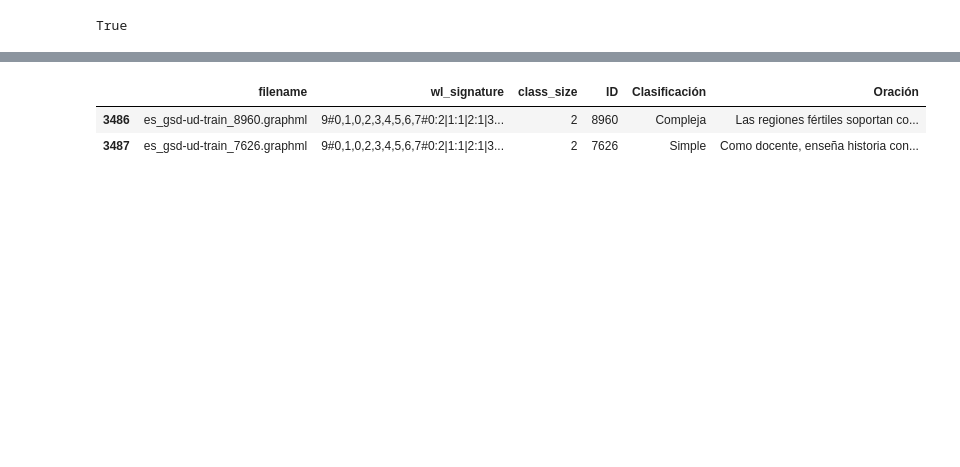
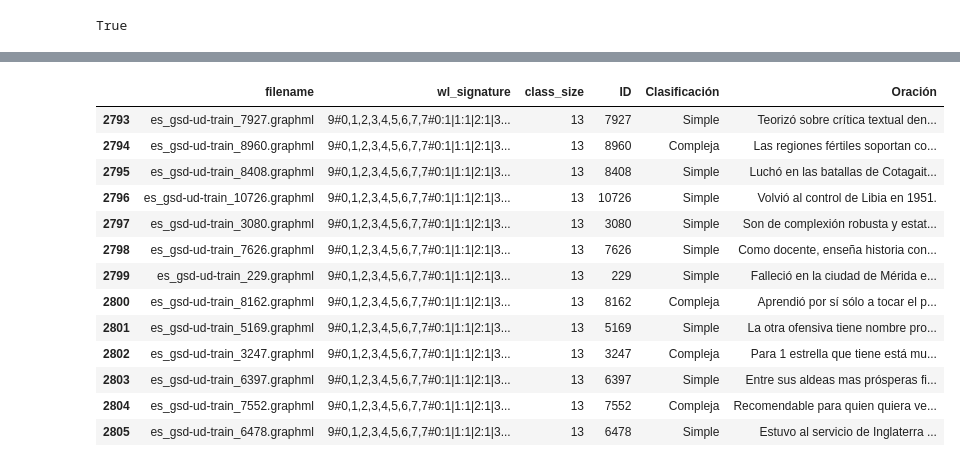
Before and after one commit to jesalasc/universal-dependencies-centrality, a Jupyter notebook: comparasion_isomorphism_complexity.ipynb, the cells around one changed output, grey strips where cells are left out. Drawn from its saved outputs; the diff is of its cells as text; code cells hidden in the pictures; blank space fills up the shorter version.

```diff
--- a/comparasion_isomorphism_complexity.ipynb
+++ b/comparasion_isomorphism_complexity.ipynb
@@ -271,6 +271,17 @@ See the caveats in the documentation: https://pandas.pydata.org/pandas-docs/stab
 # %%
-join_df[join_df["wl_signature"] == '9#0,1,0,2,3,4,5,6,7#0:2|1:1|2:1|3:1|4:1|5:1|6:1|7:1']
+join_df[join_df["wl_signature"] == '9#0,1,2,3,4,5,6,7,7#0:1|1:1|2:1|3:1|4:1|5:1|6:1|7:2']
 # %% [output]
 |  | filename | wl_signature | class_size | ID | Clasificación | Oración |
-| 3486 | es_gsd-ud-train_8960.graphml | 9#0,1,0,2,3,4,5,6,7#0:2|1:1|2:1|3... | 2 | 8960 | Compleja | Las regiones fértiles soportan co... |
-| 3487 | es_gsd-ud-train_7626.graphml | 9#0,1,0,2,3,4,5,6,7#0:2|1:1|2:1|3... | 2 | 7626 | Simple | Como docente, enseña historia con... |
+| 2793 | es_gsd-ud-train_7927.graphml | 9#0,1,2,3,4,5,6,7,7#0:1|1:1|2:1|3... | 13 | 7927 | Simple | Teorizó sobre crítica textual den... |
+| 2794 | es_gsd-ud-train_8960.graphml | 9#0,1,2,3,4,5,6,7,7#0:1|1:1|2:1|3... | 13 | 8960 | Compleja | Las regiones fértiles soportan co... |
+| 2795 | es_gsd-ud-train_8408.graphml | 9#0,1,2,3,4,5,6,7,7#0:1|1:1|2:1|3... | 13 | 8408 | Simple | Luchó en las batallas de Cotagait... |
+| 2796 | es_gsd-ud-train_10726.graphml | 9#0,1,2,3,4,5,6,7,7#0:1|1:1|2:1|3... | 13 | 10726 | Simple | Volvió al control de Libia en 1951. |
+| 2797 | es_gsd-ud-train_3080.graphml | 9#0,1,2,3,4,5,6,7,7#0:1|1:1|2:1|3... | 13 | 3080 | Simple | Son de complexión robusta y estat... |
+| 2798 | es_gsd-ud-train_7626.graphml | 9#0,1,2,3,4,5,6,7,7#0:1|1:1|2:1|3... | 13 | 7626 | Simple | Como docente, enseña historia con... |
+| 2799 | es_gsd-ud-train_229.graphml | 9#0,1,2,3,4,5,6,7,7#0:1|1:1|2:1|3... | 13 | 229 | Simple | Falleció en la ciudad de Mérida e... |
+| 2800 | es_gsd-ud-train_8162.graphml | 9#0,1,2,3,4,5,6,7,7#0:1|1:1|2:1|3... | 13 | 8162 | Compleja | Aprendió por sí sólo a tocar el p... |
+| 2801 | es_gsd-ud-train_5169.graphml | 9#0,1,2,3,4,5,6,7,7#0:1|1:1|2:1|3... | 13 | 5169 | Simple | La otra ofensiva tiene nombre pro... |
+| 2802 | es_gsd-ud-train_3247.graphml | 9#0,1,2,3,4,5,6,7,7#0:1|1:1|2:1|3... | 13 | 3247 | Compleja | Para 1 estrella que tiene está mu... |
+| 2803 | es_gsd-ud-train_6397.graphml | 9#0,1,2,3,4,5,6,7,7#0:1|1:1|2:1|3... | 13 | 6397 | Simple | Entre sus aldeas mas prósperas fi... |
+| 2804 | es_gsd-ud-train_7552.graphml | 9#0,1,2,3,4,5,6,7,7#0:1|1:1|2:1|3... | 13 | 7552 | Compleja | Recomendable para quien quiera ve... |
+| 2805 | es_gsd-ud-train_6478.graphml | 9#0,1,2,3,4,5,6,7,7#0:1|1:1|2:1|3... | 13 | 6478 | Simple | Estuvo al servicio de Inglaterra ... |
```
Also changed, not shown: parts of 9 cells of this notebook, 1 other file.
